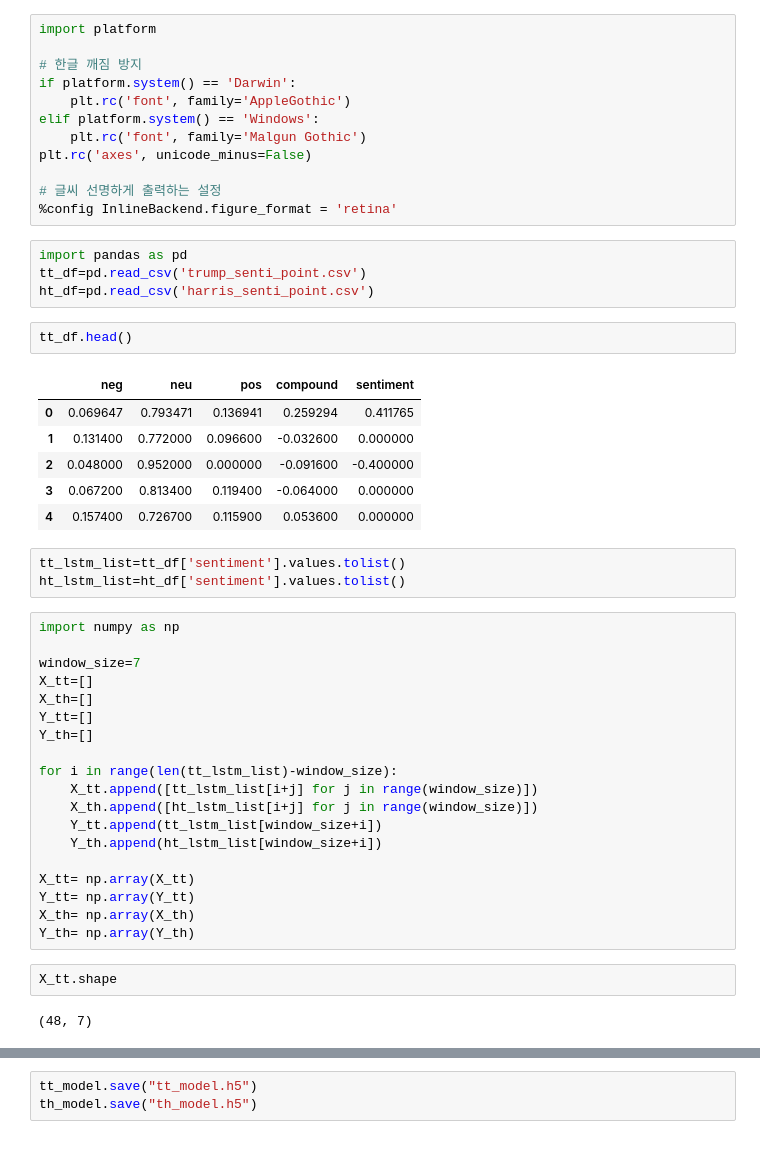
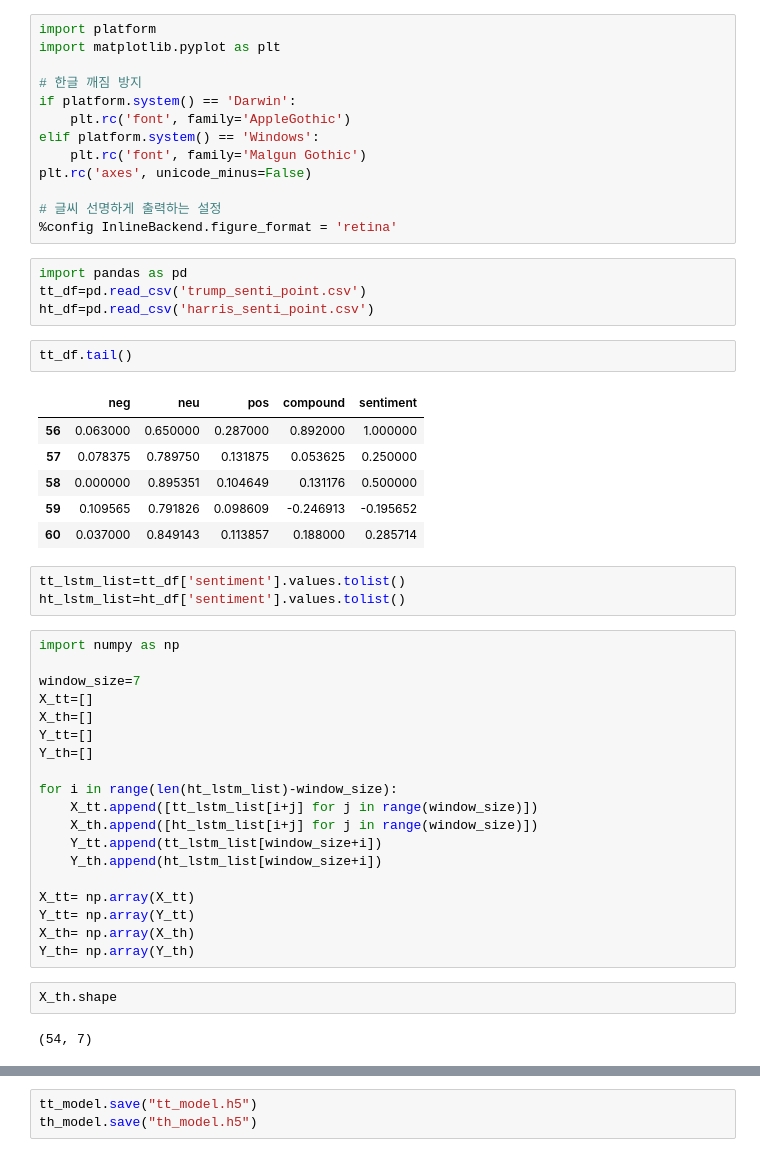
Before and after one commit to b00kkk/US_President_Election_2024, a Jupyter notebook: modeling/modeling.ipynb, the cells around one changed output, grey strips where cells are left out. Saved outputs shown, nothing was run; the diff lists cells and outputs as text.

```diff
--- a/modeling/modeling.ipynb
+++ b/modeling/modeling.ipynb
@@ -3,5 +1,6 @@
 # %%
 import platform
+import matplotlib.pyplot as plt
 
 # 한글 깨짐 방지
 if platform.system() == 'Darwin':
@@ -17,14 +16,14 @@ import pandas as pd
 tt_df=pd.read_csv('trump_senti_point.csv')
 ht_df=pd.read_csv('harris_senti_point.csv')
 # %%
-tt_df.head()
+tt_df.tail()
 # %% [output]
 |  | neg | neu | pos | compound | sentiment |
-| 0 | 0.069647 | 0.793471 | 0.136941 | 0.259294 | 0.411765 |
-| 1 | 0.131400 | 0.772000 | 0.096600 | -0.032600 | 0.000000 |
-| 2 | 0.048000 | 0.952000 | 0.000000 | -0.091600 | -0.400000 |
-| 3 | 0.067200 | 0.813400 | 0.119400 | -0.064000 | 0.000000 |
-| 4 | 0.157400 | 0.726700 | 0.115900 | 0.053600 | 0.000000 |
+| 56 | 0.063000 | 0.650000 | 0.287000 | 0.892000 | 1.000000 |
+| 57 | 0.078375 | 0.789750 | 0.131875 | 0.053625 | 0.250000 |
+| 58 | 0.000000 | 0.895351 | 0.104649 | 0.131176 | 0.500000 |
+| 59 | 0.109565 | 0.791826 | 0.098609 | -0.246913 | -0.195652 |
+| 60 | 0.037000 | 0.849143 | 0.113857 | 0.188000 | 0.285714 |
 # %%
 tt_lstm_list=tt_df['sentiment'].values.tolist()
 ht_lstm_list=ht_df['sentiment'].values.tolist()
@@ -37,7 +36,7 @@ X_th=[]
 Y_tt=[]
 Y_th=[]
 
-for i in range(len(tt_lstm_list)-window_size):
+for i in range(len(ht_lstm_list)-window_size):
     X_tt.append([tt_lstm_list[i+j] for j in range(window_size)])
     X_th.append([ht_lstm_list[i+j] for j in range(window_size)])
     Y_tt.append(tt_lstm_list[window_size+i])
@@ -48,7 +47,7 @@ Y_tt= np.array(Y_tt)
 X_th= np.array(X_th)
 Y_th= np.array(Y_th)
 # %%
-X_tt.shape
+X_th.shape
 # %% [output]
-(48, 7)
+(54, 7)
 # %%
```
Also changed, not shown: parts of 12 cells of this notebook.
